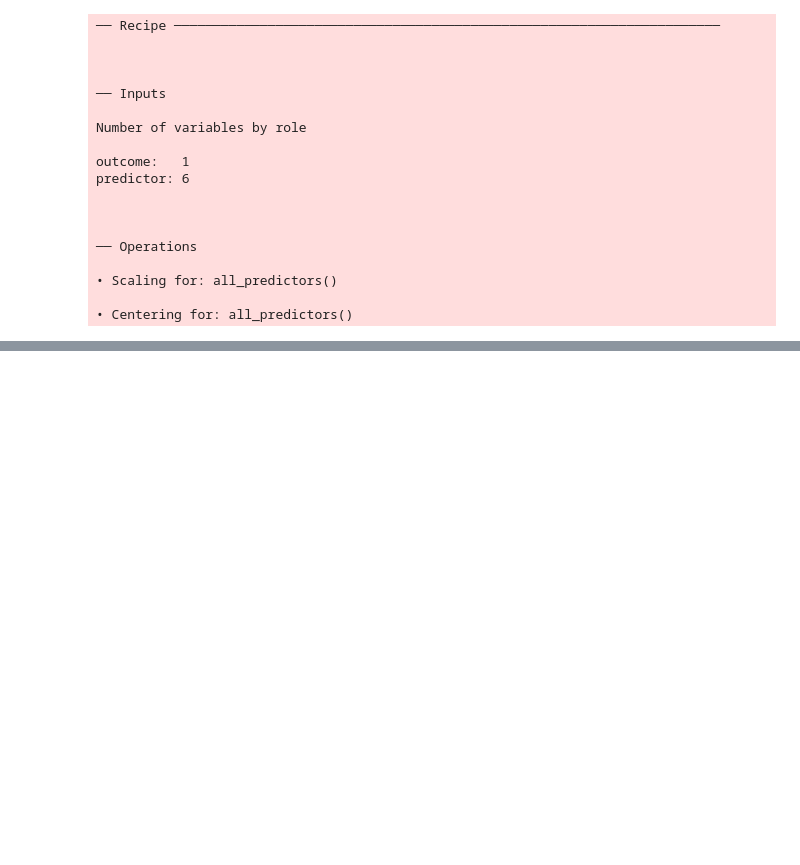
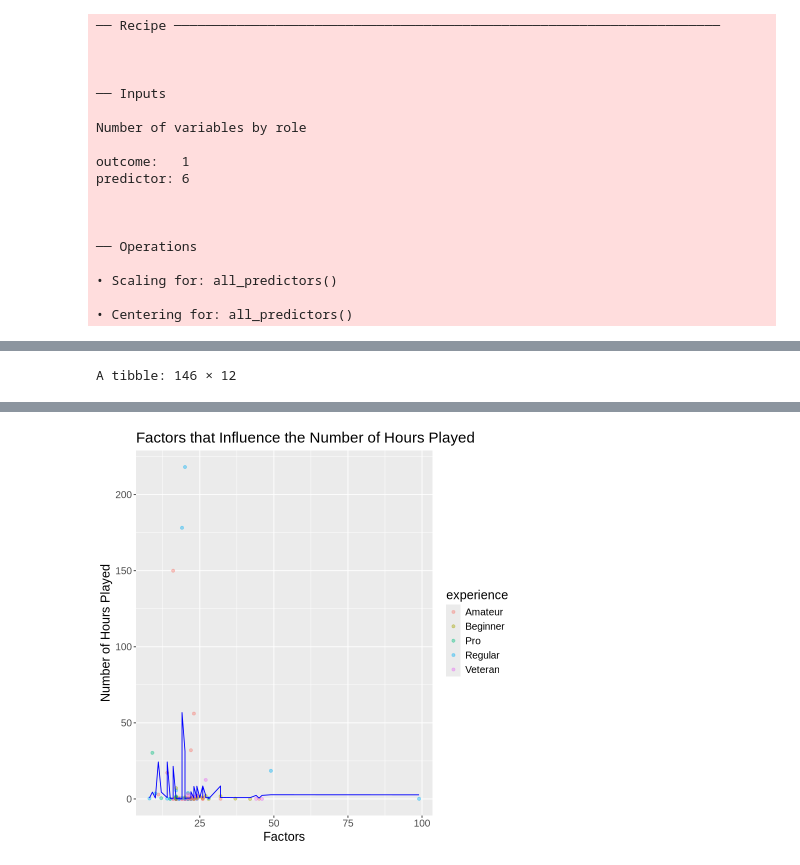
Before and after one commit to userjan30/dsci-100-2024w1-project009-4, a Jupyter notebook: notebook test.ipynb, the cells around one changed output, grey strips where cells are left out. Saved outputs shown, nothing was run; the diff lists cells and outputs as text; code cells hidden in the pictures; blank space fills up the shorter version.

```diff
--- a/notebook test.ipynb
+++ b/notebook test.ipynb
@@ -192,23 +199,25 @@ A tibble: 20 × 7
 # %%
 player_summary <- player_best_fit |>
-#           predict(player_testing) |>
-#           bind_cols(player_testing) |>
-#           metrics(truth = played_hours, estimate = .pred)
+          predict(player_testing) |>
+          bind_cols(player_testing) |>
+          metrics(truth = played_hours, estimate = .pred)
 
-# player_preds <- player_best_fit |>
-#   predict(player_training) |>
-#   bind_cols(player_training)
+player_preds <- player_best_fit |>
+  predict(player_training) |>
+  bind_cols(player_training)
 
-# player_plot <- player_preds |>
-# ggplot(aes(x = max, y = played_hours)) +
-# geom_point(alpha = 0.4) +
-# geom_line(data = player_preds,
-#           mapping = aes(x = max, y = .pred),
-#           color = "blue",) +
-# labs(x = "Factors",
-#      y = "Number of Hours Played") +
-# ggtitle("Factors that Influence the Number of Hours Played") +
-# theme(text = element_text(size = 15))
+player_preds
+player_plot <- player_preds |>
+ggplot(aes(x = age , y = played_hours, colour = experience)) +
+geom_point(alpha = 0.4) +
+geom_line(data = player_preds,
+          mapping = aes(x = age, y = .pred),
+          color = "blue",) +
+labs(x = "Factors",
+     y = "Number of Hours Played") +
+ggtitle("Factors that Influence the Number of Hours Played") +
+theme(text = element_text(size = 15))
 
-
-# player_plot <-
+player_plot
+# %% [output]
+A tibble: 146 × 12
@@ -214,0 +233 @@ player_summary <- player_best_fit |>
+[figure, added]
```
Also changed, not shown: parts of 5 cells of this notebook.
